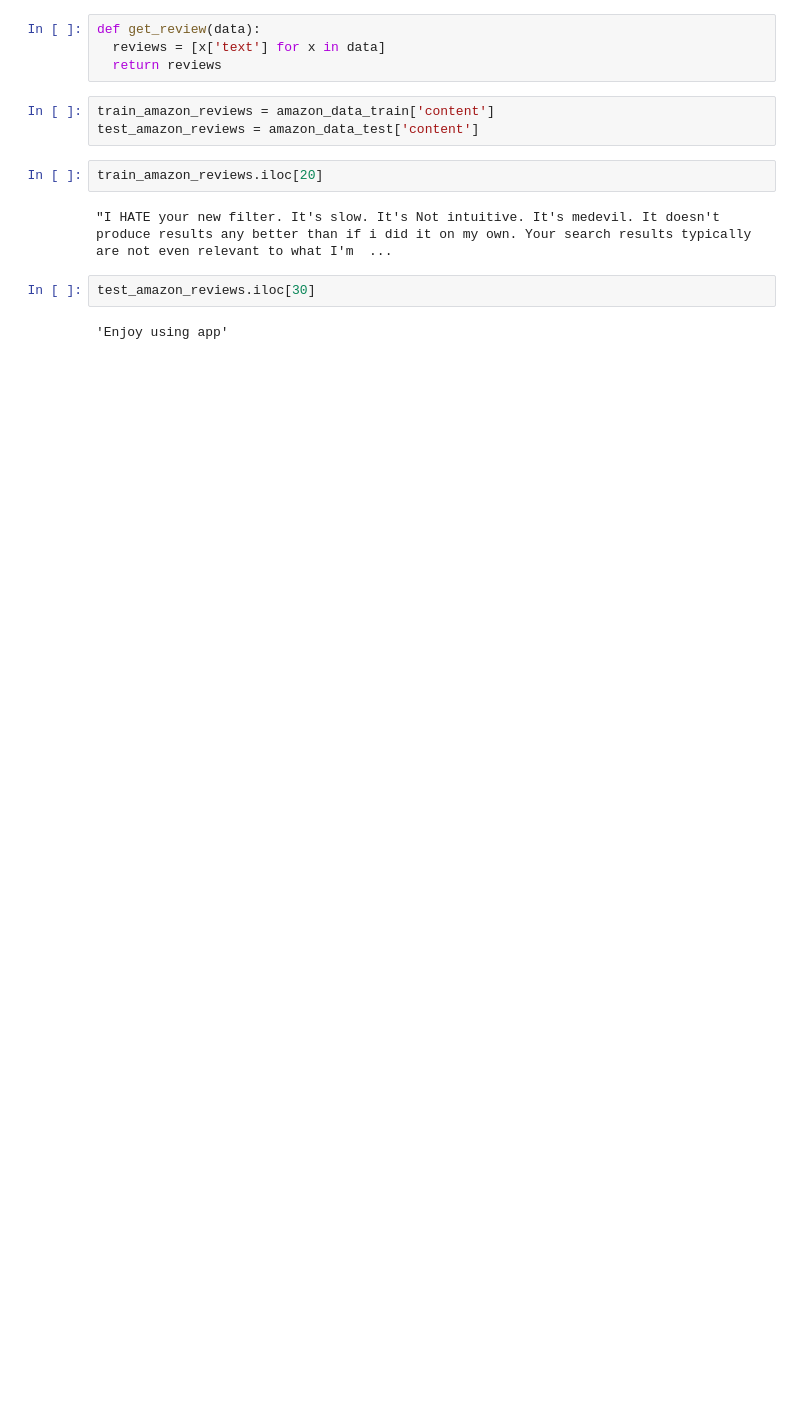
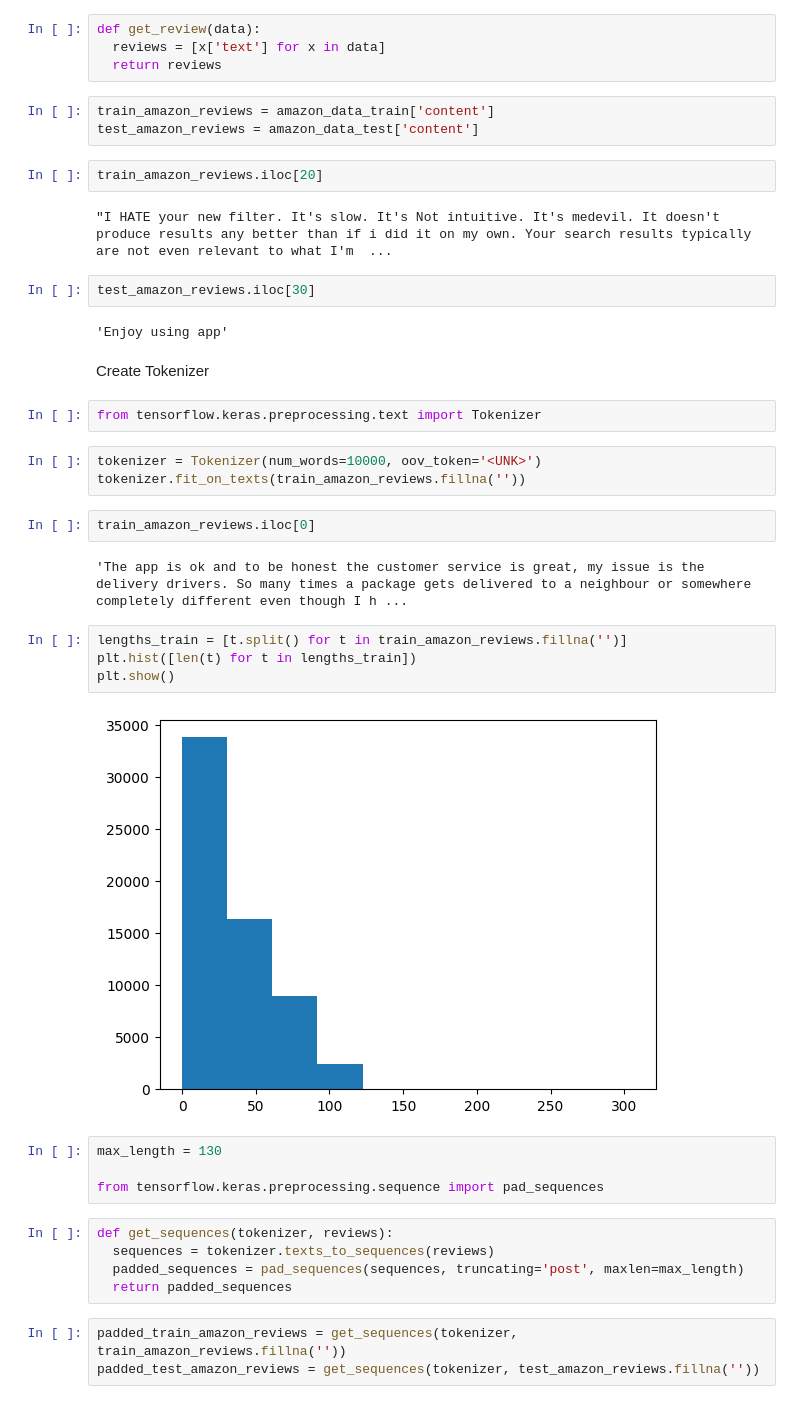
Before and after one commit to gmkumar1988/Data-Analytics-Projects, a Jupyter notebook: Natural_Language_Processing_Amazon_Reviews.ipynb, the cells around one changed output. Cells and saved outputs as stored; diff of their text form; blank space fills up the shorter version.

```diff
--- a/Natural_Language_Processing_Amazon_Reviews.ipynb
+++ b/Natural_Language_Processing_Amazon_Reviews.ipynb
@@ -216,3 +216,32 @@ train_amazon_reviews.iloc[20]
 test_amazon_reviews.iloc[30]
 # %% [output]
 'Enjoy using app'
+# %% [markdown]
+Create Tokenizer
+# %%
+from tensorflow.keras.preprocessing.text import Tokenizer
+# %%
+tokenizer = Tokenizer(num_words=10000, oov_token='<UNK>')
+tokenizer.fit_on_texts(train_amazon_reviews.fillna(''))
+# %%
+train_amazon_reviews.iloc[0]
+# %% [output]
+'The app is ok and to be honest the customer service is great, my issue is the delivery drivers. So many times a package gets delivered to a neighbour or somewhere completely different even though I h ...
+# %%
+lengths_train = [t.split() for t in train_amazon_reviews.fillna('')]
+plt.hist([len(t) for t in lengths_train])
+plt.show()
+# %% [output]
+[figure, added]
+# %%
+max_length = 130
+
+from tensorflow.keras.preprocessing.sequence import pad_sequences
+# %%
+def get_sequences(tokenizer, reviews):
+  sequences = tokenizer.texts_to_sequences(reviews)
+  padded_sequences = pad_sequences(sequences, truncating='post', maxlen=max_length)
+  return padded_sequences
+# %%
+padded_train_amazon_reviews = get_sequences(tokenizer, train_amazon_reviews.fillna(''))
+padded_test_amazon_reviews = get_sequences(tokenizer, test_amazon_reviews.fillna(''))
```
Also changed, not shown: parts of 12 cells of this notebook.
